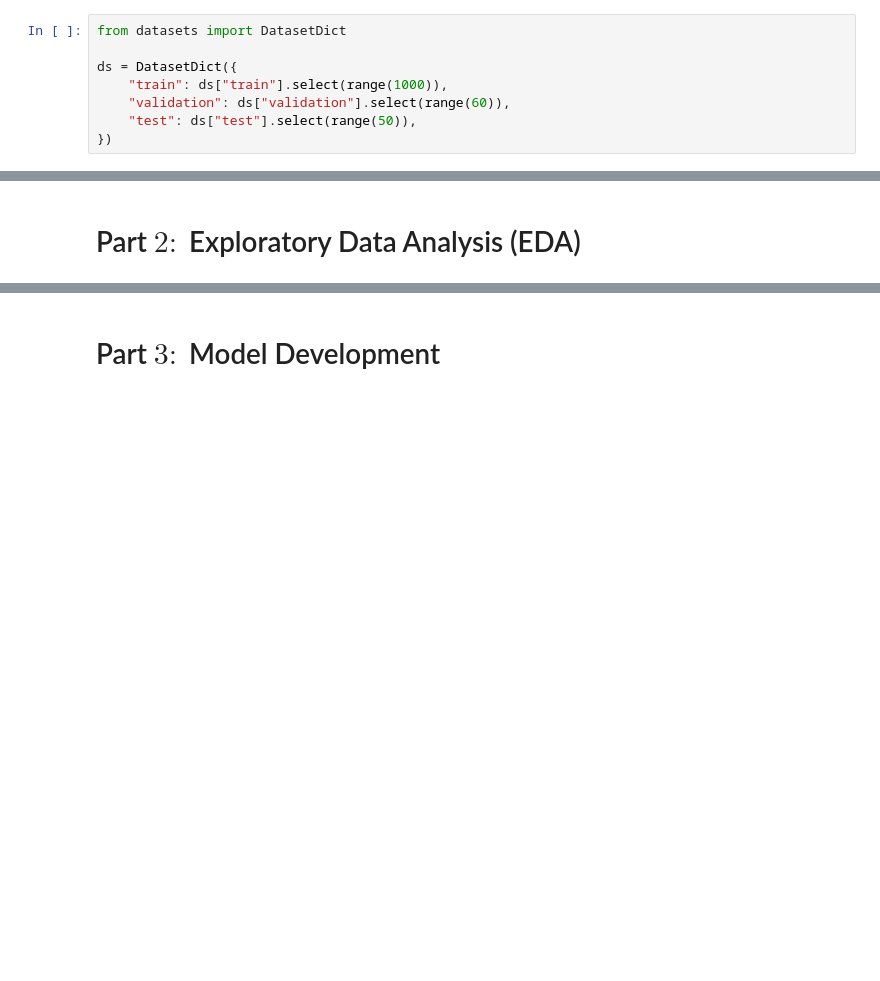
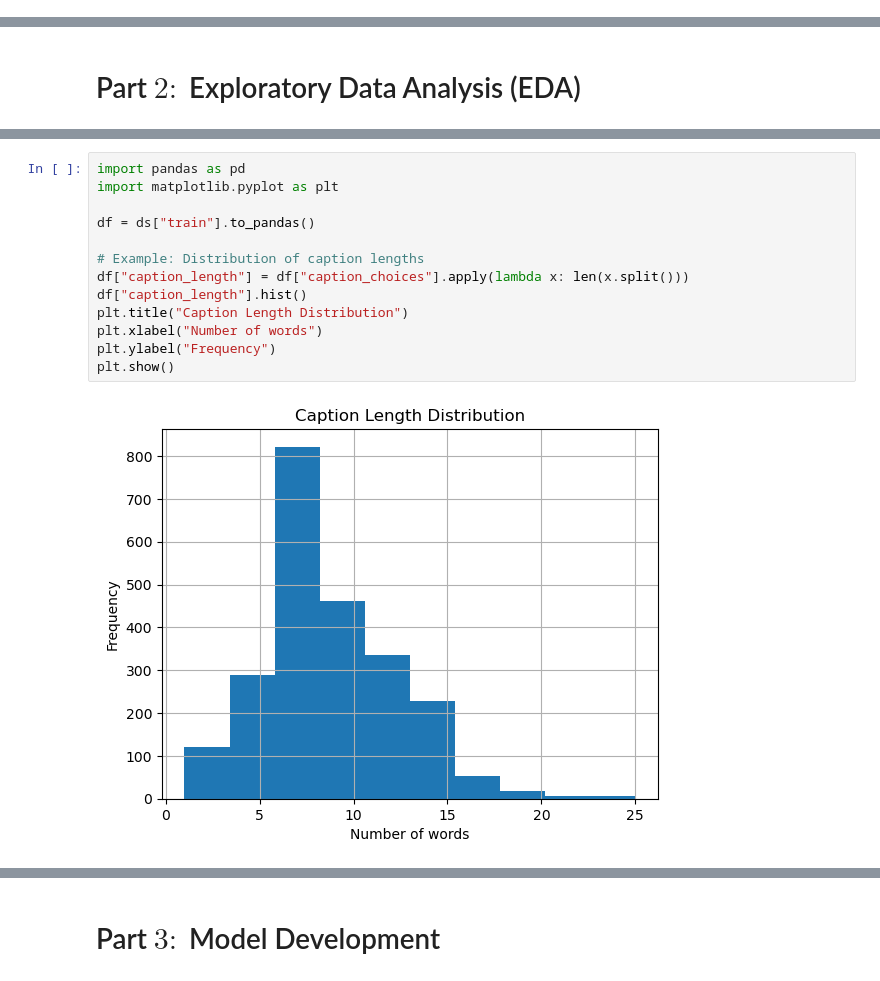
Before and after one commit to Rohit0812/Image-Captioning, a Jupyter notebook: main.ipynb, the cells around one changed output, grey strips where cells are left out. Cells and saved outputs as stored; diff of their text form; blank space fills up the shorter version.

```diff
--- a/main.ipynb
+++ b/main.ipynb
@@ -12,10 +12,2 @@ model = BlipForConditionalGeneration.from_pretrained("Salesforce/blip-image-capt
-# %%
-from datasets import DatasetDict
-
-ds = DatasetDict({
-    "train": ds["train"].select(range(1000)),
-    "validation": ds["validation"].select(range(60)),
-    "test": ds["test"].select(range(50)),
-})
 # %% [markdown]
 # Part $1:$ Data Analysis and Preparation:
@@ -45,0 +81,15 @@ processed_dataset = ds.map(preprocess_function, batched=True, batch_size=50, rem
+# %%
+import pandas as pd
+import matplotlib.pyplot as plt
+
+df = ds["train"].to_pandas()
+
+# Example: Distribution of caption lengths
+df["caption_length"] = df["caption_choices"].apply(lambda x: len(x.split()))
+df["caption_length"].hist()
+plt.title("Caption Length Distribution")
+plt.xlabel("Number of words")
+plt.ylabel("Frequency")
+plt.show()
+# %% [output]
+[figure, added]
```
Also changed, not shown: parts of 24 cells of this notebook, 2 other files.
